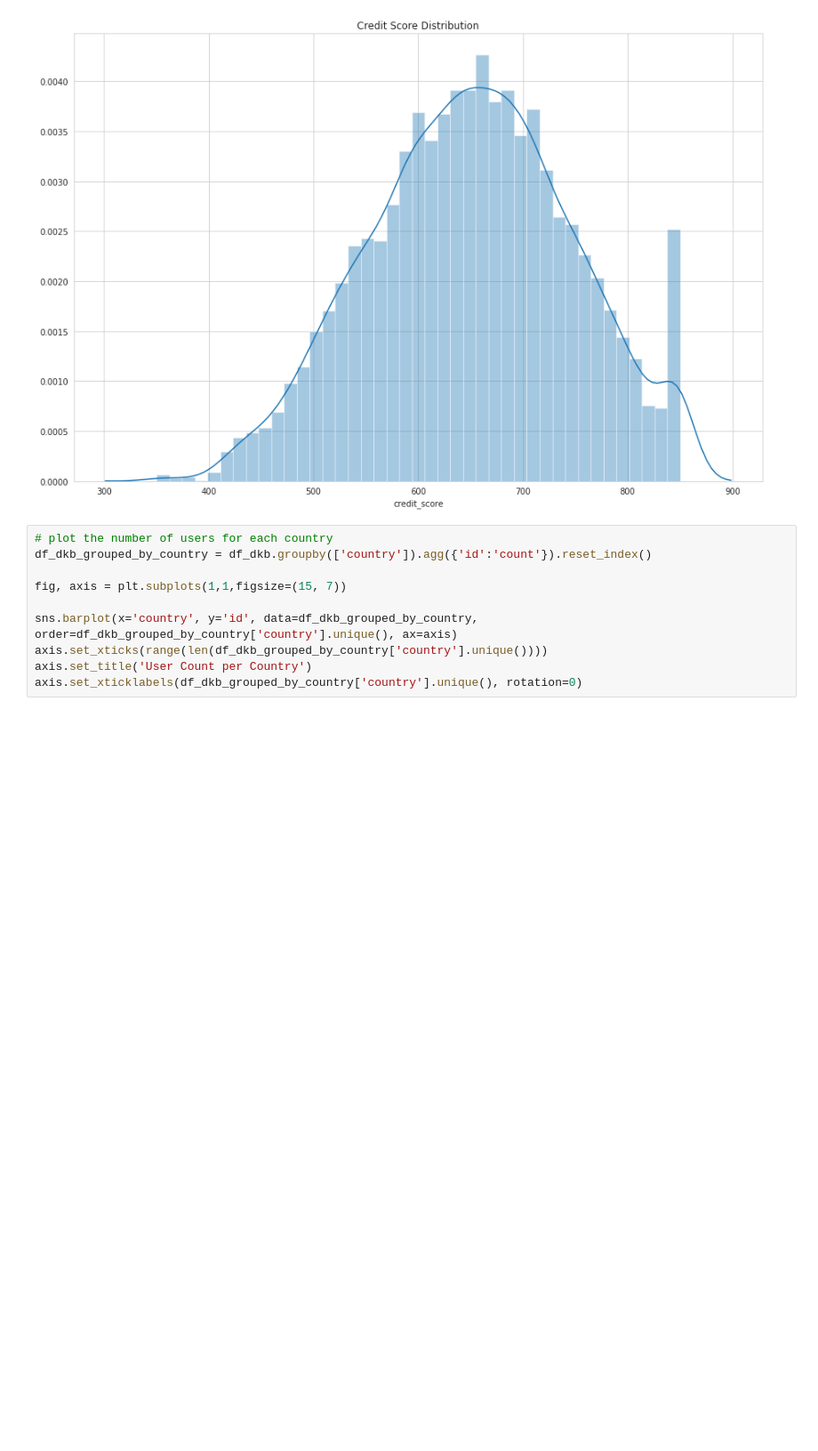
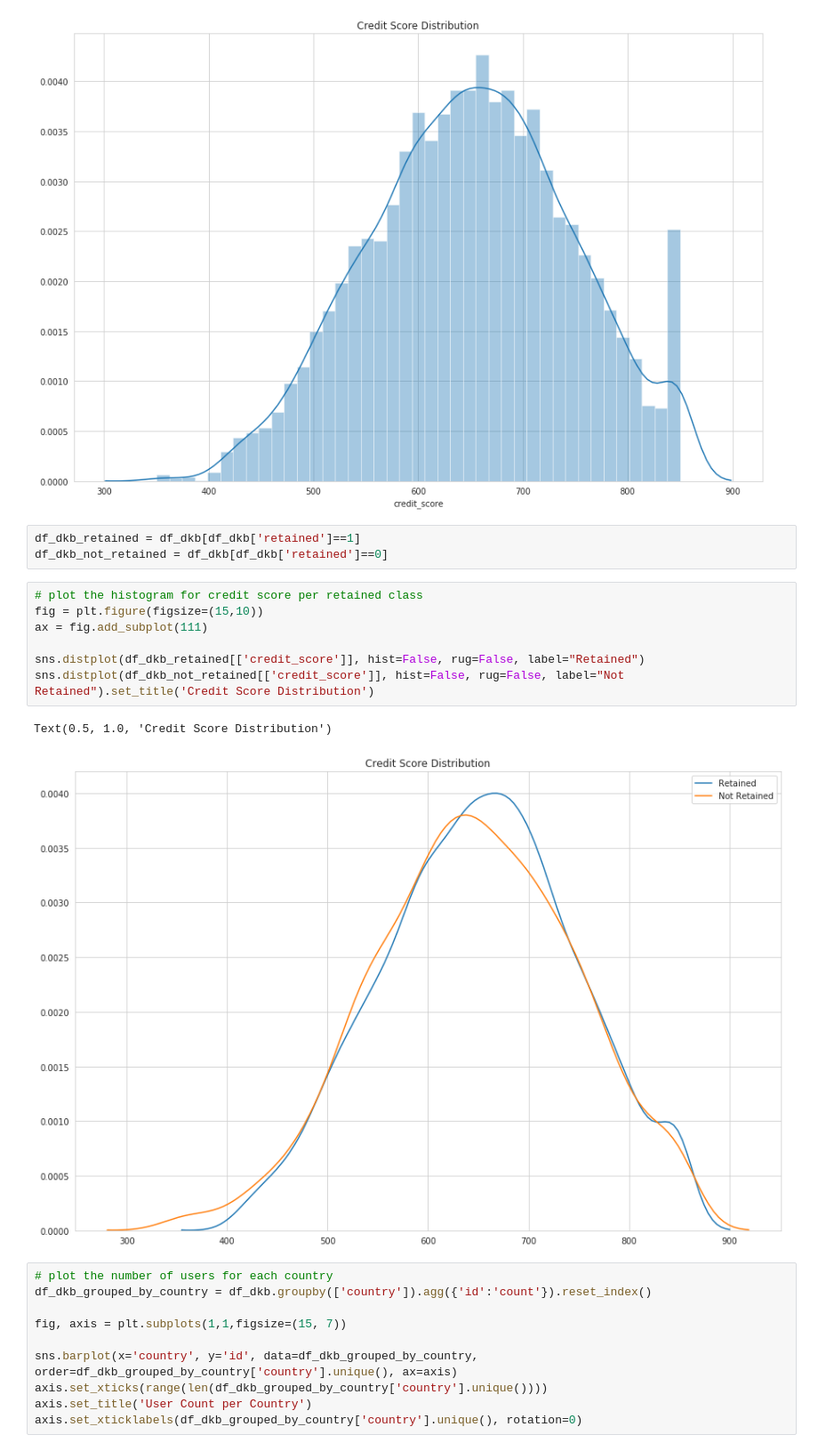
Before and after one commit to jiacheng-yao/ml_challenges, a Jupyter notebook: dkb/DKB DS Challenge - Jiacheng Yao.ipynb, the cells around one changed output. Shown: that part at 89% size. Cells and saved outputs as stored; diff of their text form; blank space fills up the shorter version.

Commit message:
add plots to compare distributions between retained and nonretained

```diff
--- a/dkb/DKB DS Challenge - Jiacheng Yao.ipynb
+++ b/dkb/DKB DS Challenge - Jiacheng Yao.ipynb
@@ -153,6 +153,19 @@ sns.distplot(df_dkb['credit_score']).set_title('Credit Score Distribution')
 # %% [output]
 Text(0.5, 1.0, 'Credit Score Distribution')
 [figure]
+# %%
+df_dkb_retained = df_dkb[df_dkb['retained']==1]
+df_dkb_not_retained = df_dkb[df_dkb['retained']==0]
+# %%
+# plot the histogram for credit score per retained class
+fig = plt.figure(figsize=(15,10))
+ax = fig.add_subplot(111)
+
+sns.distplot(df_dkb_retained[['credit_score']], hist=False, rug=False, label="Retained")
+sns.distplot(df_dkb_not_retained[['credit_score']], hist=False, rug=False, label="Not Retained").set_title('Credit Score Distribution')
+# %% [output]
+Text(0.5, 1.0, 'Credit Score Distribution')
+[figure, added]
 # %%
 # plot the number of users for each country
 df_dkb_grouped_by_country = df_dkb.groupby(['country']).agg({'id':'count'}).reset_index()
```
Also changed, not shown: parts of 9 cells of this notebook.
